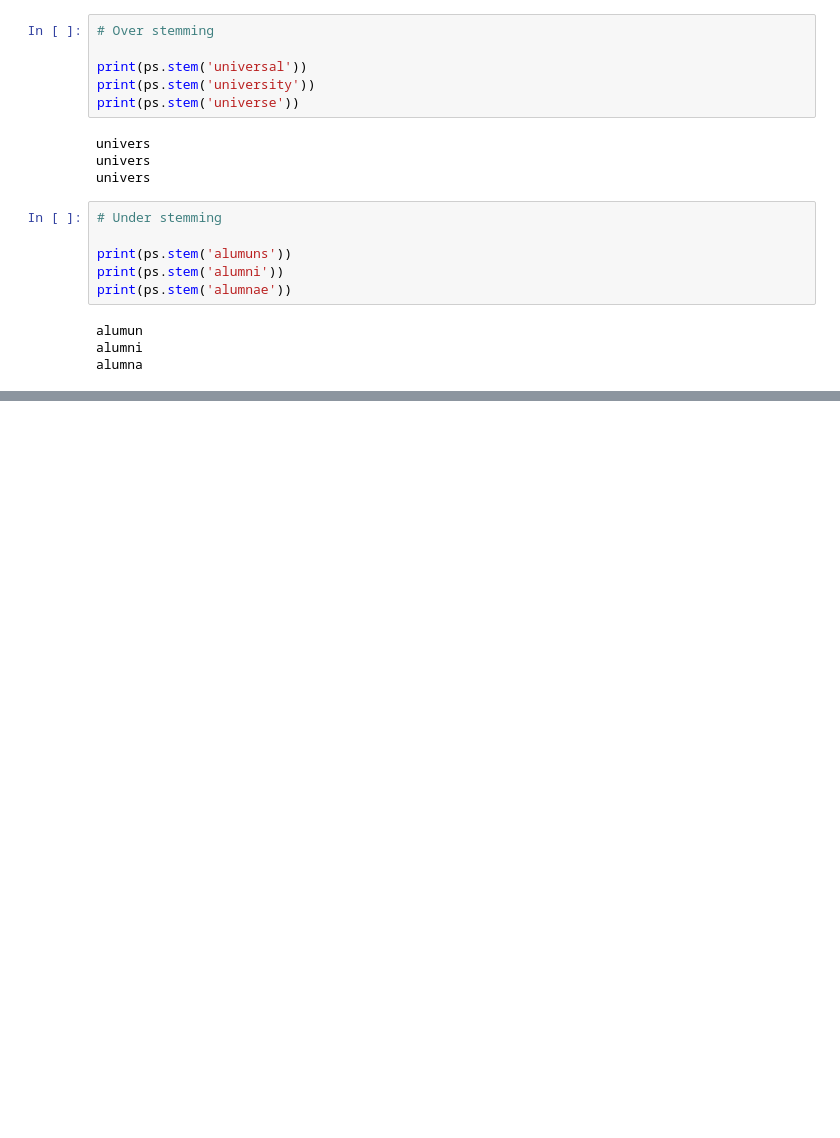
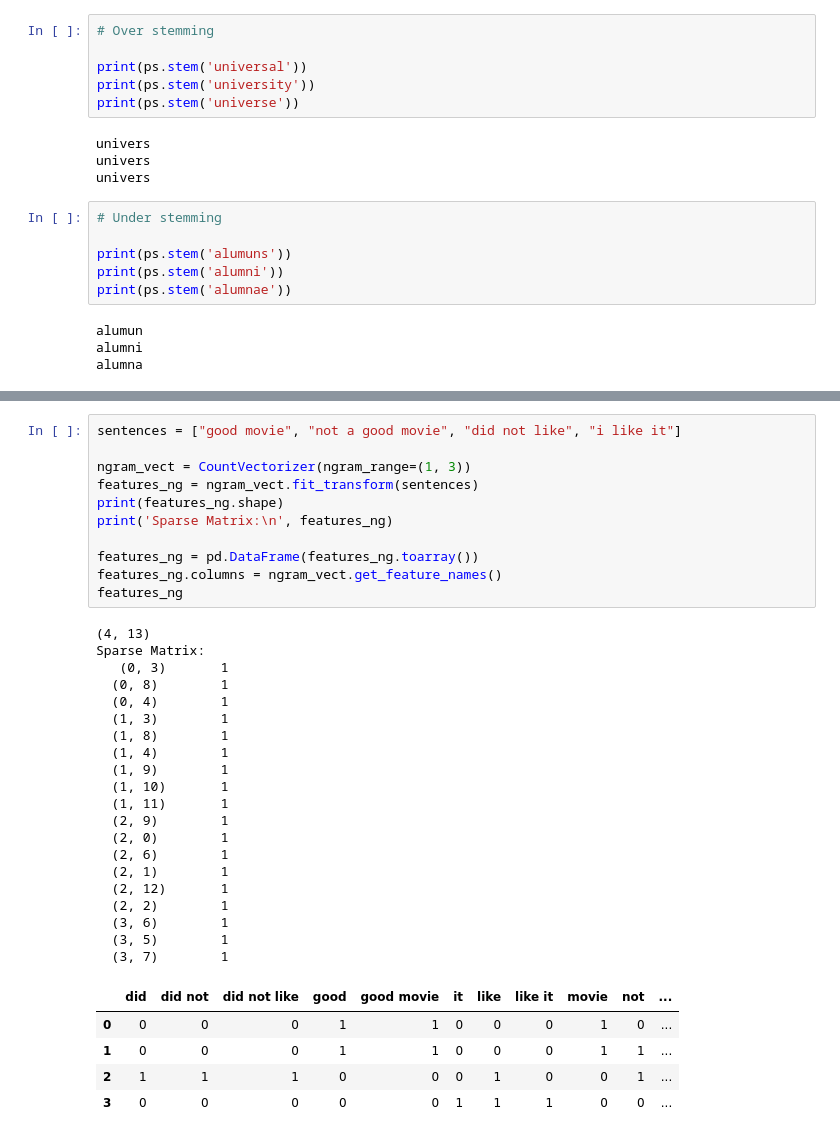
Before and after one commit to AhmedEhabH/SMS-SpamCollectionClassification, a Jupyter notebook: main.ipynb, the cells around one changed output, grey strips where cells are left out. Drawn from its saved outputs; the diff is of its cells as text; blank space fills up the shorter version.

```diff
--- a/main.ipynb
+++ b/main.ipynb
@@ -298,0 +485,37 @@ alumna
+# %%
+sentences = ["good movie", "not a good movie", "did not like", "i like it"]
+
+ngram_vect = CountVectorizer(ngram_range=(1, 3))
+features_ng = ngram_vect.fit_transform(sentences)
+print(features_ng.shape)
+print('Sparse Matrix:\n', features_ng)
+
+features_ng = pd.DataFrame(features_ng.toarray())
+features_ng.columns = ngram_vect.get_feature_names()
+features_ng
+# %% [output]
+(4, 13)
+Sparse Matrix:
+   (0, 3)       1
+  (0, 8)        1
+  (0, 4)        1
+  (1, 3)        1
+  (1, 8)        1
+  (1, 4)        1
+  (1, 9)        1
+  (1, 10)       1
+  (1, 11)       1
+  (2, 9)        1
+  (2, 0)        1
+  (2, 6)        1
+  (2, 1)        1
+  (2, 12)       1
+  (2, 2)        1
+  (3, 6)        1
+  (3, 5)        1
+  (3, 7)        1
+|  | did | did not | did not like | good | good movie | it | like | like it | movie | not | ... |
+| 0 | 0 | 0 | 0 | 1 | 1 | 0 | 0 | 0 | 1 | 0 | ... |
+| 1 | 0 | 0 | 0 | 1 | 1 | 0 | 0 | 0 | 1 | 1 | ... |
+| 2 | 1 | 1 | 1 | 0 | 0 | 0 | 1 | 0 | 0 | 1 | ... |
+| 3 | 0 | 0 | 0 | 0 | 0 | 1 | 1 | 1 | 0 | 0 | ... |
```
Also changed, not shown: parts of 33 cells of this notebook.
